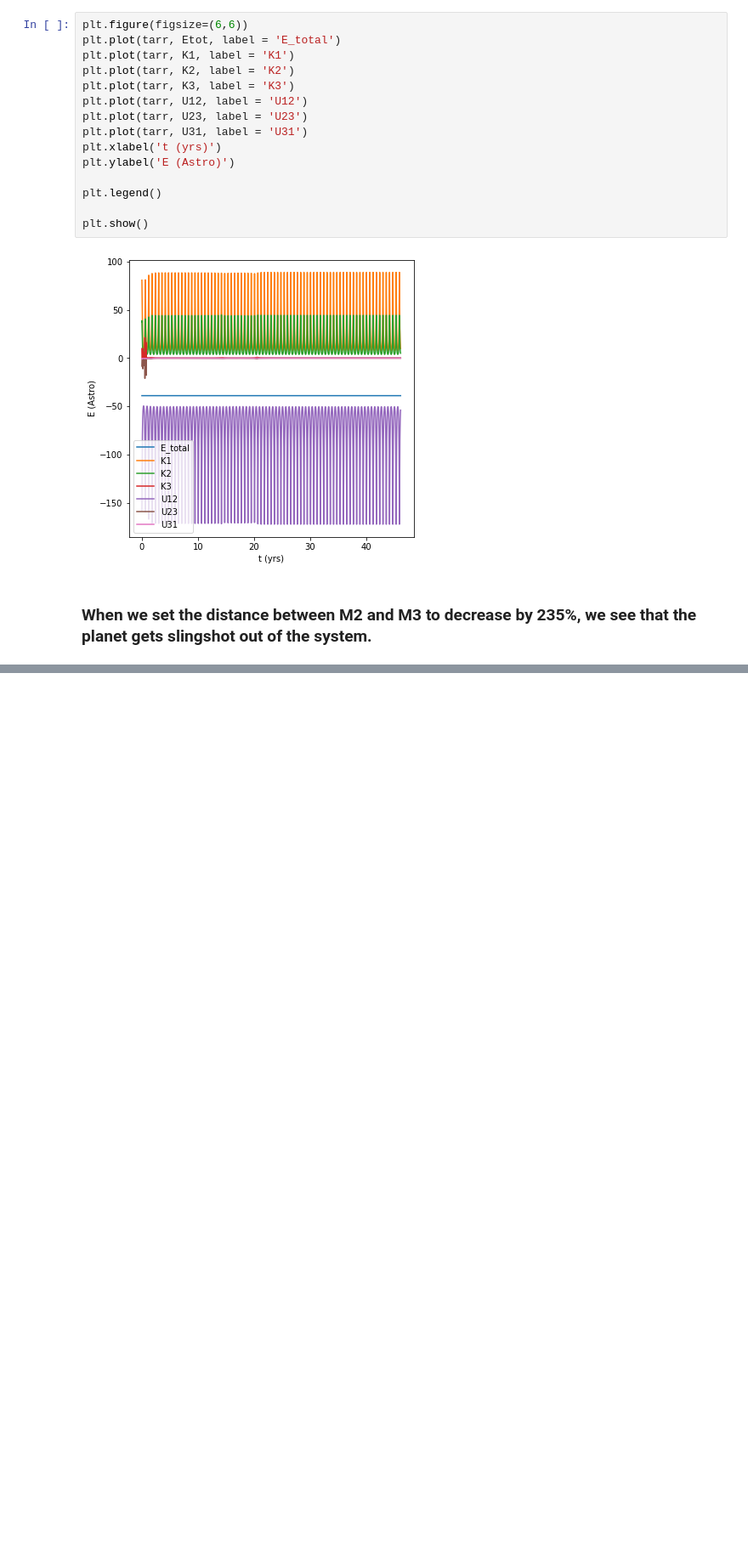
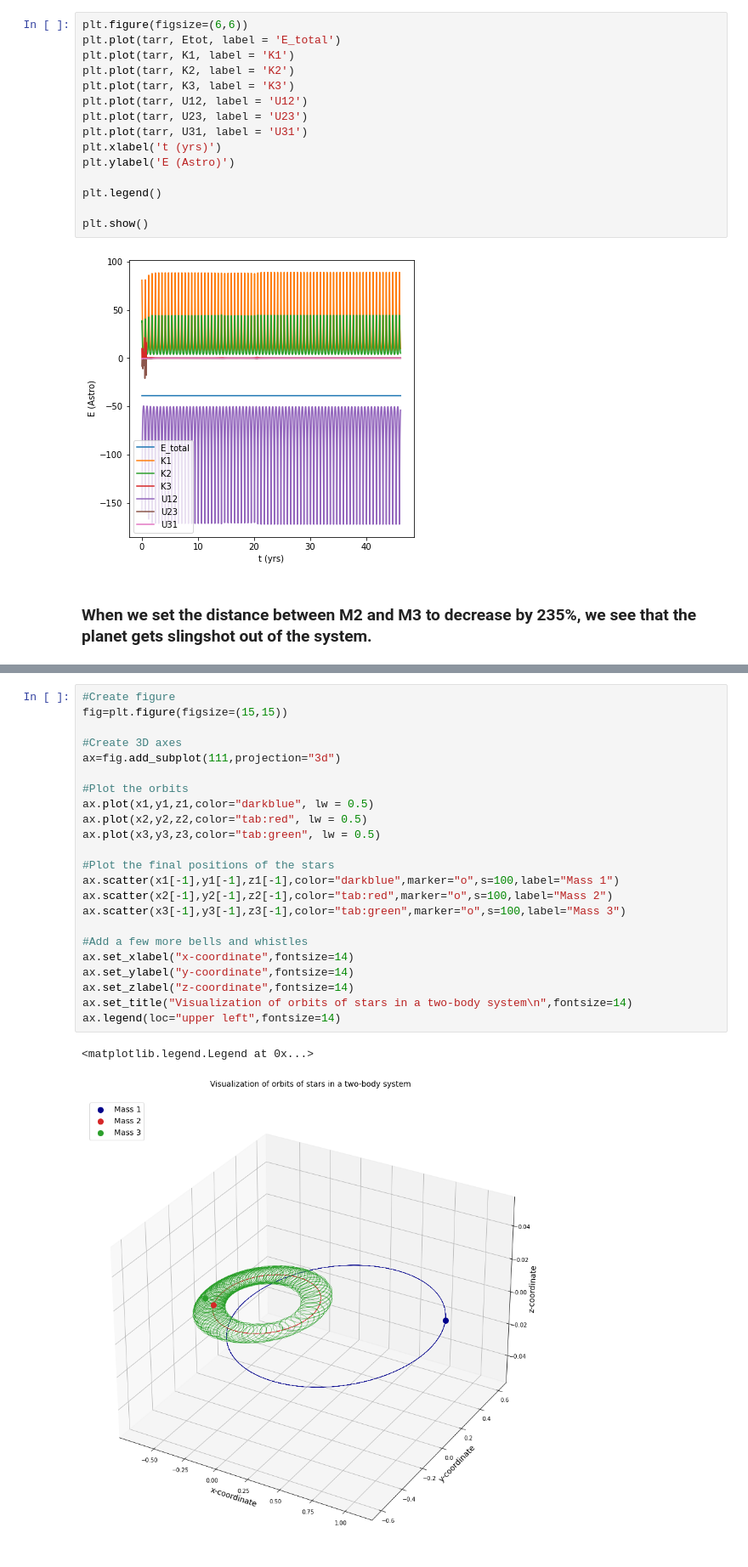
Before and after one commit to toshanv/S-Type-Binary, a Jupyter notebook: project2.ipynb, the cells around one changed output, grey strips where cells are left out. Shown: that part at 85% size. Cells and saved outputs as stored; diff of their text form; blank space fills up the shorter version.

```diff
--- a/project2.ipynb
+++ b/project2.ipynb
@@ -579,0 +703,26 @@ plt.show()
+# %%
+#Create figure
+fig=plt.figure(figsize=(15,15))
+
+#Create 3D axes
+ax=fig.add_subplot(111,projection="3d")
+
+#Plot the orbits
+ax.plot(x1,y1,z1,color="darkblue", lw = 0.5)
+ax.plot(x2,y2,z2,color="tab:red", lw = 0.5)
+ax.plot(x3,y3,z3,color="tab:green", lw = 0.5)
+
+#Plot the final positions of the stars
+ax.scatter(x1[-1],y1[-1],z1[-1],color="darkblue",marker="o",s=100,label="Mass 1")
+ax.scatter(x2[-1],y2[-1],z2[-1],color="tab:red",marker="o",s=100,label="Mass 2")
+ax.scatter(x3[-1],y3[-1],z3[-1],color="tab:green",marker="o",s=100,label="Mass 3")
+
+#Add a few more bells and whistles
+ax.set_xlabel("x-coordinate",fontsize=14)
+ax.set_ylabel("y-coordinate",fontsize=14)
+ax.set_zlabel("z-coordinate",fontsize=14)
+ax.set_title("Visualization of orbits of stars in a two-body system\n",fontsize=14)
+ax.legend(loc="upper left",fontsize=14)
+# %% [output]
+<matplotlib.legend.Legend at 0x...>
+[figure, added]
```
Also changed, not shown: parts of 10 cells of this notebook.
